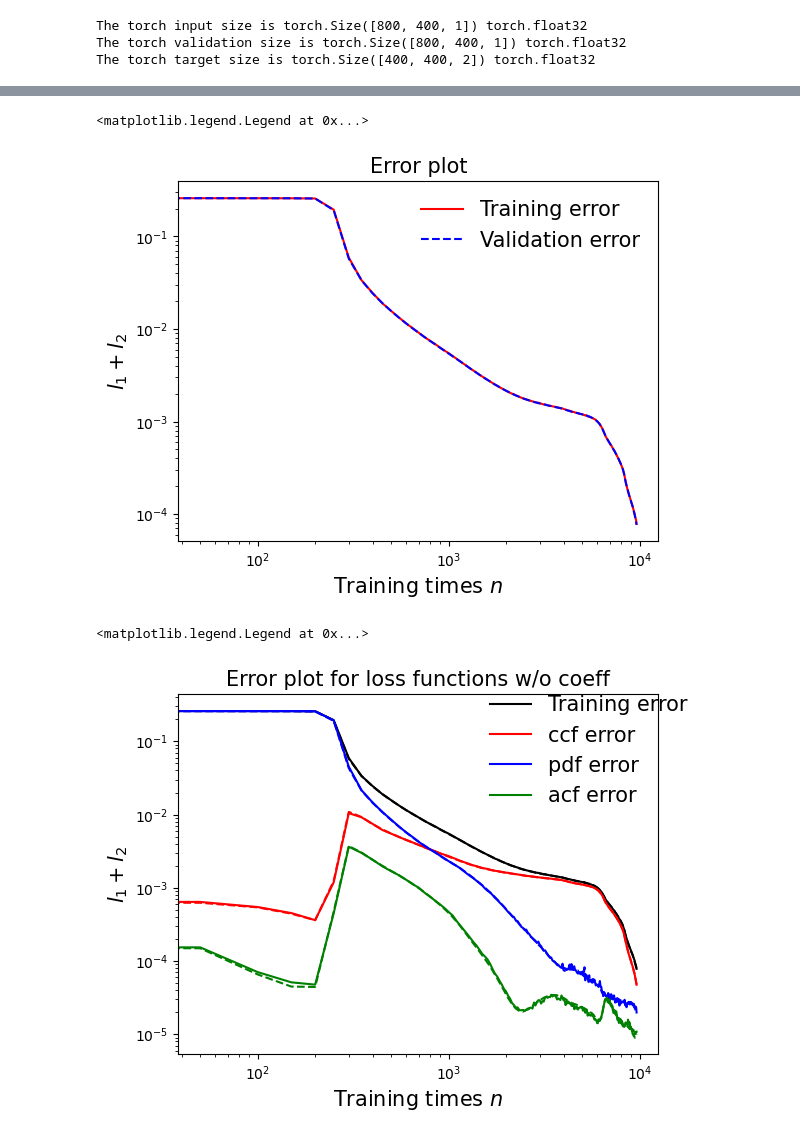
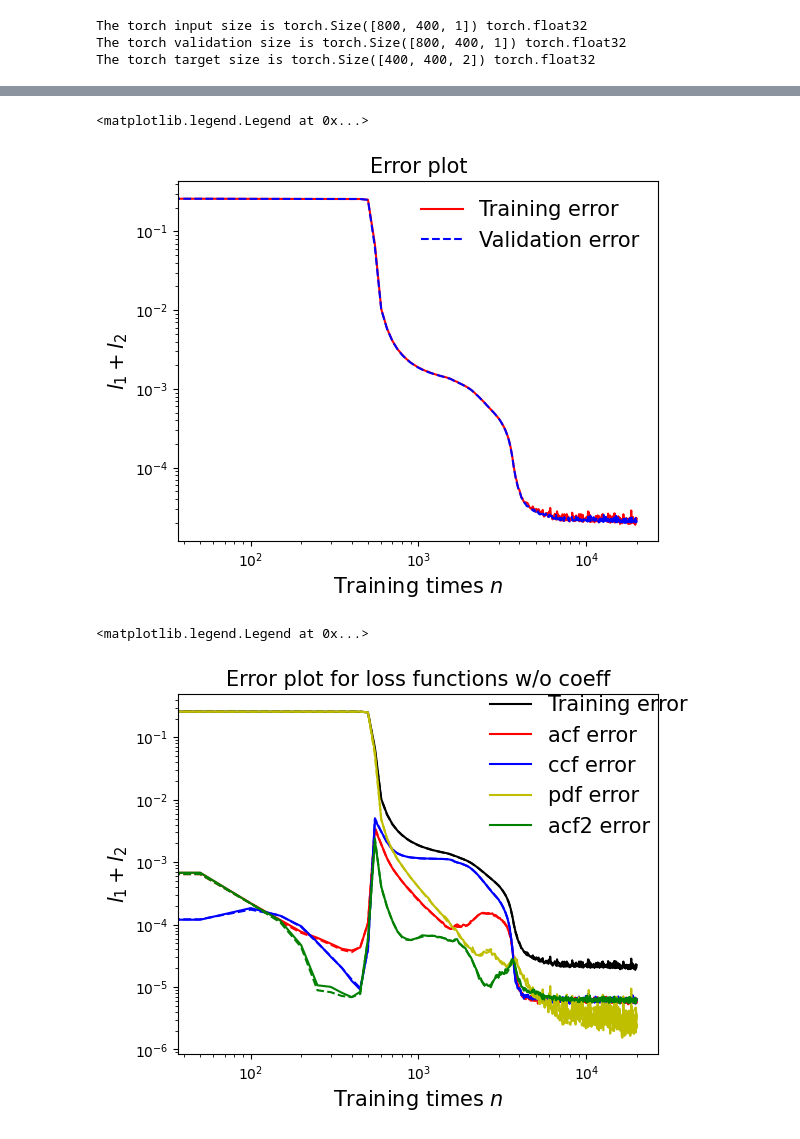
Before and after one commit to Zihan-Xu527/Multidimensional-SINN, a Jupyter notebook: Test_Random.ipynb, the cells around one changed output, grey strips where cells are left out. Saved outputs shown, nothing was run; the diff lists cells and outputs as text; code cells hidden in the pictures.

```diff
--- a/Test_Random.ipynb
+++ b/Test_Random.ipynb
@@ -157,18 +159,20 @@ torch.Size([400, 2])
 # %%
 ### Defining SINN model
-net = SINN(1, 5, 2, 2).to(device)
+net = SINN(1, 10, 2, 2).to(device)
 optimizer = optim.Adam(net.parameters(), lr=1e-3)
 # %%
 %%time
 # Training SINN
 T_error=[]
 V_error=[]
+T_acf=[]
+V_acf=[]
 T_ccf=[]
 V_ccf=[]
 T_pdf=[]
 V_pdf=[]
-T_acf=[]
-V_acf=[]
+T_acf2=[]
+V_acf2=[]
 Step=[]
 for step in range(20000):
     optimizer.zero_grad()
@@ -176,31 +180,34 @@ for step in range(20000):
     input = torch.from_numpy(ini.reshape(2*sec_length, batch, 1)).to(device)
     prediction, _ = net(input)
     prediction = prediction[-LAGS:,:,:]
-    loss = loss_ccf_fft(prediction) + loss_pdf_empirical(prediction) + loss_acf_sec_moment(prediction**2)
+    loss = loss_acf_fft(prediction)+loss_ccf_fft(prediction) + loss_pdf_empirical(prediction) + loss_acf_sec_moment(prediction**2)
     loss.backward()
     optimizer.step()
     if step % 50 == 0:
         with torch.no_grad():
             pred_val, _ = net(val_set)
             pred_val = pred_val[-LAGS:,:,:]
-            loss_val = loss_ccf_bruteforce(pred_val)+ loss_pdf_empirical(pred_val) + loss_acf_sec_moment(pred_val**2)
+            loss_val = loss_acf_bruteforce(pred_val)+loss_ccf_bruteforce(pred_val)+ loss_pdf_empirical(pred_val) + loss_acf_sec_moment(pred_val**2)
+            acf = loss_acf_bruteforce(pred_val)
             ccf = loss_ccf_bruteforce(pred_val)
             pdf = loss_pdf_empirical(pred_val)
             acf_sec_moment = loss_acf_sec_moment(pred_val**2)
-            print('[%d]-th step loss: %.4f, %.4f, ccf: %.5f, pdf: %.5f, acf: %.5f' % (step, loss, loss_val, ccf, pdf, acf_sec_moment))
+            print('[%d]-th step loss: %.4f, %.4f, acf: %.5f, ccf: %.5f, pdf: %.5f, acf2: %.5f' % (step, loss, loss_val, acf, ccf, pdf, acf_sec_moment))
+            T_acf.append(loss_acf_fft(prediction).detach().cpu().numpy())
+            V_acf.append(loss_acf_bruteforce(pred_val).detach().cpu().numpy())
             T_ccf.append(loss_ccf_fft(prediction).detach().cpu().numpy())
             V_ccf.append(loss_ccf_bruteforce(pred_val).detach().cpu().numpy())
             T_pdf.append(loss_pdf_empirical(prediction).detach().cpu().numpy())
             V_pdf.append(loss_pdf_empirical(pred_val).detach().cpu().numpy())
-            T_acf.append(loss_acf_sec_moment(prediction**2).detach().cpu().numpy())
-            V_acf.append(loss_acf_sec_moment(pred_val**2).detach().cpu().numpy())
+            T_acf2.append(loss_acf_sec_moment(prediction**2).detach().cpu().numpy())
+            V_acf2.append(loss_acf_sec_moment(pred_val**2).detach().cpu().numpy())
             T_error.append(loss.detach().cpu().numpy())
             V_error.append(loss_val.detach().cpu().numpy())
             Step.append(step)
-    if ccf <=0.00012 and pdf<=0.00002 and acf_sec_moment<=0.0001:
+    if acf <=0.0001 and ccf <=0.000005 and pdf<=0.00002 and acf_sec_moment<=0.0001:
             break
 
-if ccf > 0.00012 or pdf >0.00002 or acf_sec_moment>0.0001:
+if acf > 0.0001 or ccf > 0.000005 or pdf >0.00002 or acf_sec_moment>0.0001:
     print ('Training failed')
 
 print('Training finished')
@@ -234,26 +241,28 @@ plt.ylabel(r'$l_1+l_2$',fontsize=15)
 plt.legend(frameon=False,fontsize=15)
 # %% [output]
 <matplotlib.legend.Legend at 0x...>
-[figure, old version]
+[figure, new version]
 # %%
 ### Plotting the training and the generalization error
 fig = plt.figure(1)
 ax = fig.add_axes([0.15, 0.15, 0.75, 0.75])
 plt.title("Error plot for loss functions w/o coeff",fontsize=15)
 plt.loglog(Step, T_error,'k',label='Training error')
 plt.loglog(Step, V_error,'k--')
-plt.loglog(Step, T_ccf,'r',label='ccf error')
-plt.loglog(Step, V_ccf,'r--')
-plt.loglog(Step, T_pdf,'b',label='pdf error')
-plt.loglog(Step, V_pdf,'b--')
-plt.loglog(Step, T_acf,'g',label='acf error')
-plt.loglog(Step, V_acf,'g--')
+plt.loglog(Step, T_acf,'r',label='acf error')
+plt.loglog(Step, V_acf,'r--')
+plt.loglog(Step, T_ccf,'b',label='ccf error')
+plt.loglog(Step, V_ccf,'b--')
+plt.loglog(Step, T_pdf,'y',label='pdf error')
+plt.loglog(Step, V_pdf,'y--')
+plt.loglog(Step, T_acf2,'g',label='acf2 error')
+plt.loglog(Step, V_acf2,'g--')
 plt.xlabel(r'Training times $n$',fontsize=15)
 plt.ylabel(r'$l_1+l_2$',fontsize=15)
 plt.legend(frameon=False,fontsize=15, bbox_to_anchor=(1.1, 1.05))
 # %% [output]
 <matplotlib.legend.Legend at 0x...>
-[figure, old version]
+[figure, new version]
 # %%
 def test1(Traj, T, net):
     ran_input=torch.randn(input.size(),dtype=input.dtype,layout=input.layout, device=input.device)
```
Also changed, not shown: parts of 33 cells of this notebook, 10 other files.
